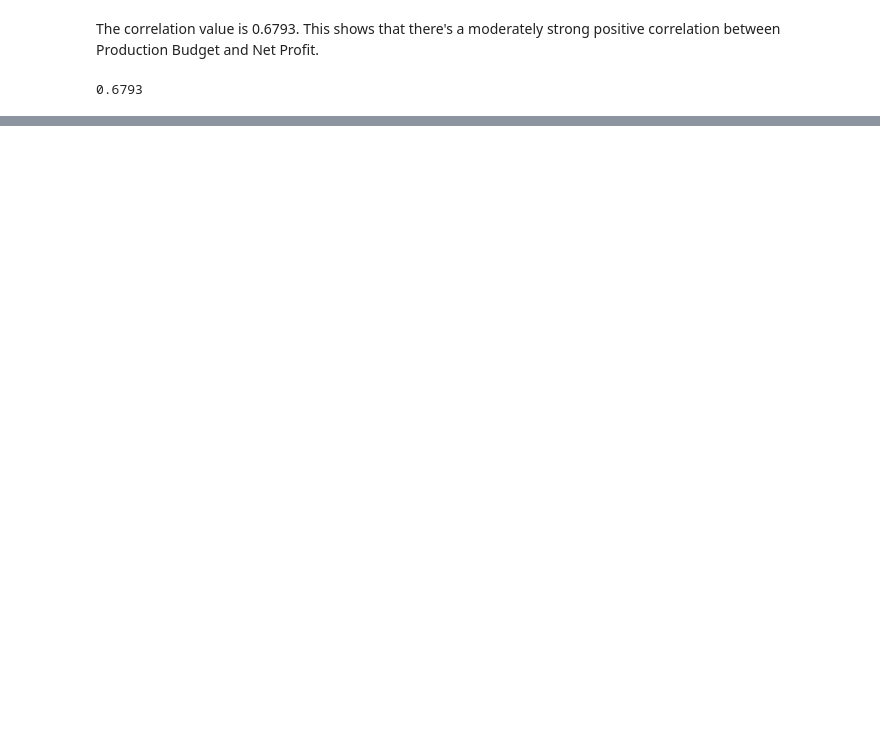
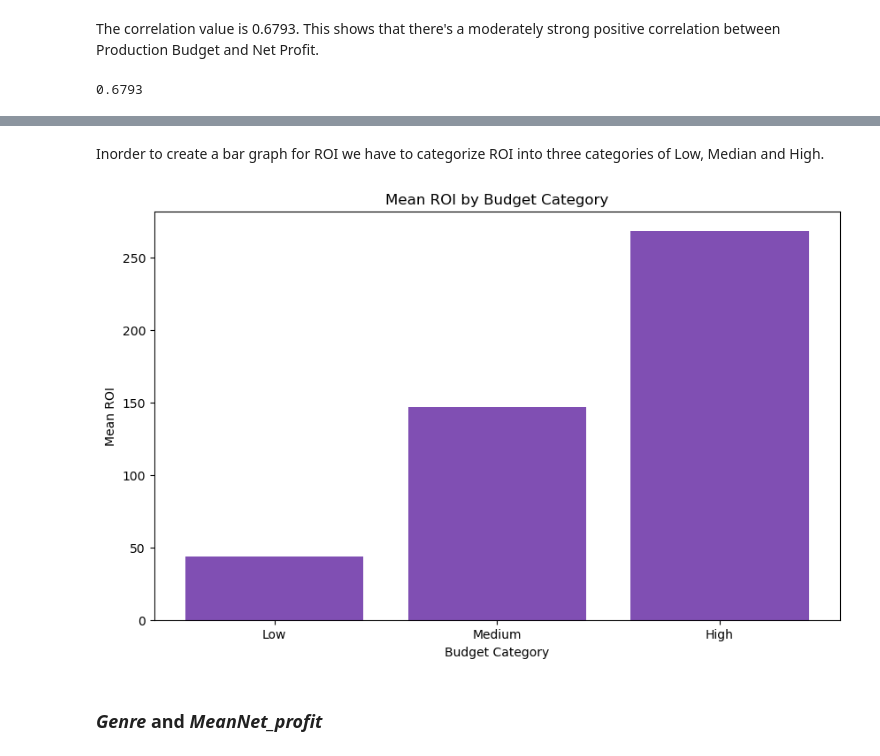
Before and after one commit to Cynthiachelangat/movie-analysis, a Jupyter notebook: movie.ipynb, the cells around one changed output, grey strips where cells are left out. Cells and saved outputs as stored; diff of their text form; code cells hidden in the pictures; blank space fills up the shorter version.

```diff
--- a/movie.ipynb
+++ b/movie.ipynb
@@ -303,0 +352,24 @@ round(correlationBudget, 4)
+# %% [markdown]
+Inorder to create a bar graph for ROI we have to categorize ROI into three categories of Low, Median and High.
+# %%
+bins = [0, 50, 150, 200]
+labels = ['Low', 'Medium', 'High']
+# pd.cut function to categorize the 'production_budget' into three groups: Low, Medium, and High.
+merged_dataset['budgetCategory'] = pd.cut(merged_dataset['production_budget'], bins=bins, labels=labels)
+
+# Calculating the mean ROI for each budget category
+meanRoi_budgetCategory = merged_dataset.groupby('budgetCategory', observed=False)['roi'].median()
+
+# Plotting the bar graph
+plt.figure(figsize=(10, 6))
+plt.bar(meanRoi_budgetCategory.index, meanRoi_budgetCategory, color='#804fb3')
+
+plt.xlabel("Budget Category")
+plt.ylabel("Mean ROI")
+plt.title('Mean ROI by Budget Category')
+plt.savefig('Visualization/Roibar.png')
+plt.show()
+# %% [output]
+[figure, added]
+# %% [markdown]
+###  *Genre* and *MeanNet_profit*
```
Also changed, not shown: parts of 49 cells of this notebook, 9 other files.
